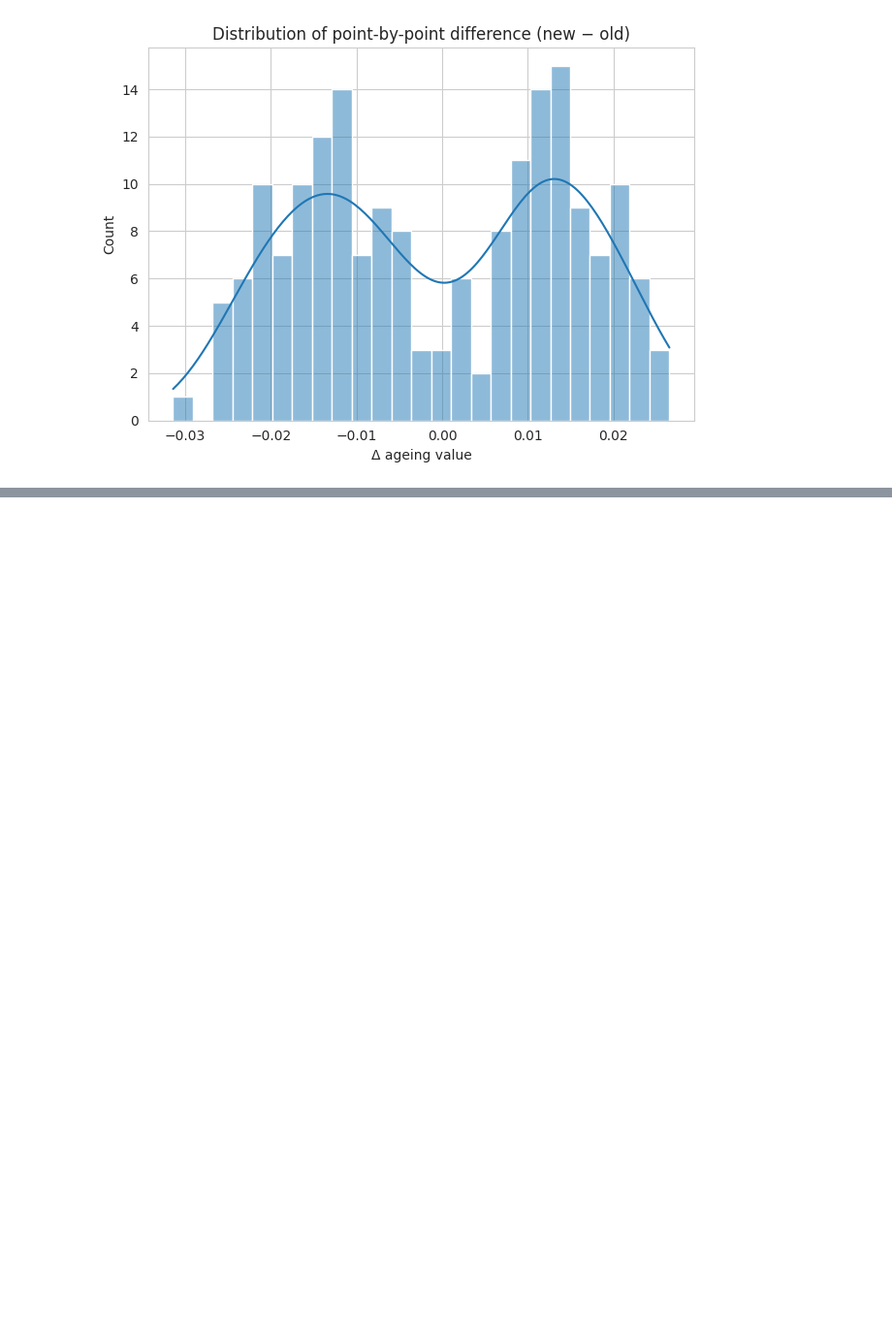
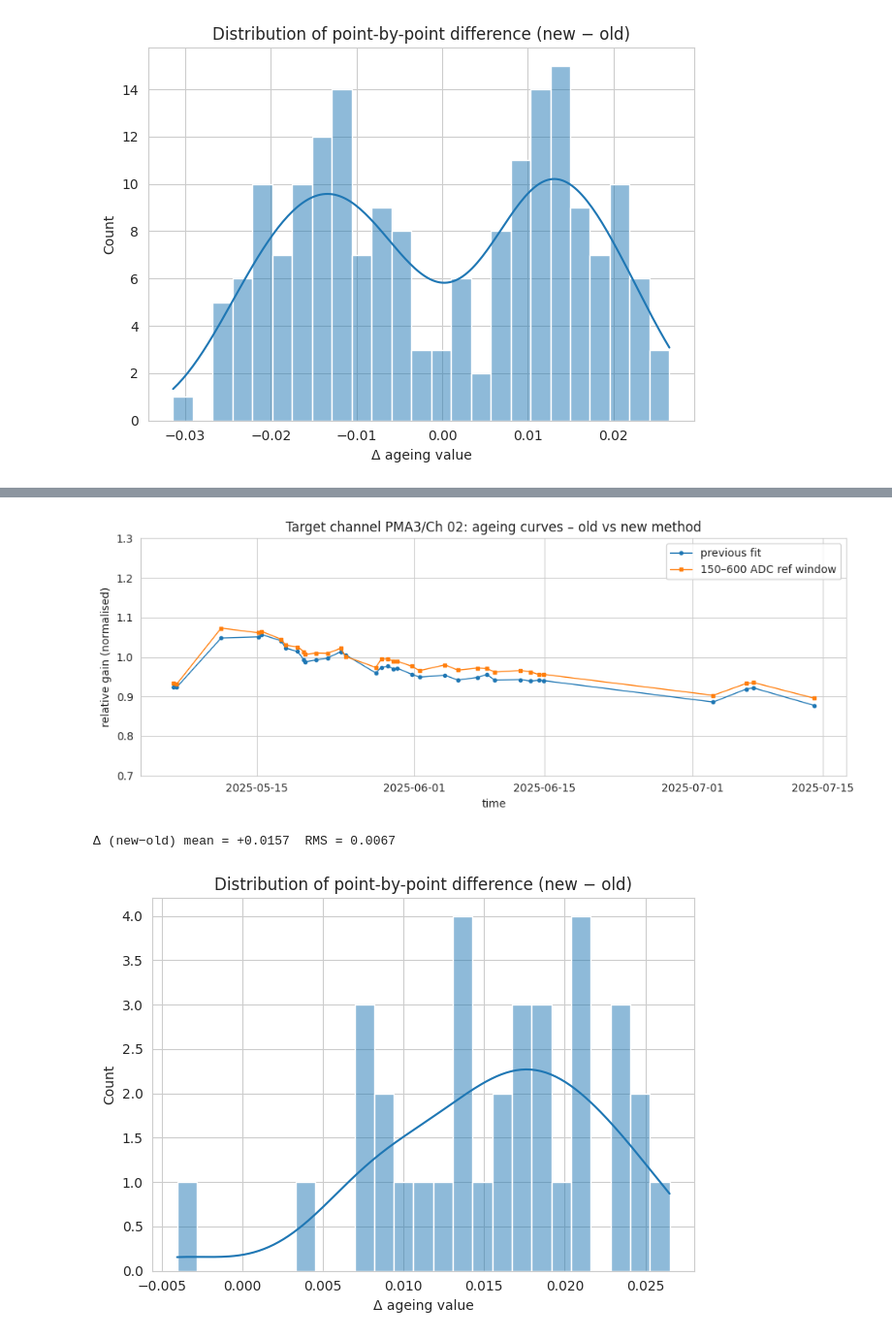
Before and after one commit to mvishiu11/LHC-aging-analysis, a Jupyter notebook: notebooks/analysis.ipynb, the cells around one changed output, grey strips where cells are left out. Shown at 97% size. Cells and saved outputs as stored; diff of their text form; code cells hidden in the pictures; blank space fills up the shorter version.

```diff
--- a/notebooks/analysis.ipynb
+++ b/notebooks/analysis.ipynb
@@ -1752,0 +1821,13 @@ plt.xlabel("Δ ageing value"); plt.tight_layout(); plt.show()
+# %%
+meta = pd.read_json("../data/laserROOT/laser_runs.json")      # run  start_ms
+meta["year"] = pd.to_datetime(meta["start_ms"], unit="ms").dt.year
+
+# 2) merge -> add a 'year' column to df
+df = df.merge(meta[["run", "year"]], how="left", on="run")
+
+# 3) subset to 2025
+df_2025 = (df[df["year"] == 2025]
+             .reset_index(drop=True))
+
+print(f"kept {len(df_2025)} / {len(df)} rows that are from 2025")
+display(df_2025.head())
@@ -1752,0 +1842,27 @@ plt.xlabel("Δ ageing value"); plt.tight_layout(); plt.show()
+# %%
+df_2025 = df_2025.dropna()
+# %%
+import matplotlib.pyplot as plt, seaborn as sns
+sns.set_style("whitegrid")
+
+plt.figure(figsize=(10,4))
+plt.plot(df_2025["time"], df_2025["aging_old"], "o-", lw=1, ms=3, label="previous fit")
+plt.plot(df_2025["time"], df_2025["aging_new"], "s-", lw=1, ms=3, label="150–600 ADC ref window")
+plt.xlabel("time")
+plt.ylabel("relative gain (normalised)")
+plt.title("Target channel PMA3/Ch 02: ageing curves – old vs new method")
+plt.ylim(0.7, 1.3)
+plt.legend()
+plt.tight_layout()
+plt.show()
+
+delta = df_2025["aging_new"] - df_2025["aging_old"]
+print(f"Δ (new−old) mean = {delta.mean():+.4f}  "
+      f"RMS = {delta.std():.4f}")
+sns.histplot(delta, bins=25, kde=True)
+plt.title("Distribution of point-by-point difference (new − old)")
+plt.xlabel("Δ ageing value"); plt.tight_layout(); plt.show()
+# %% [output]
+[figure, added]
+Δ (new−old) mean = +0.0157  RMS = 0.0067
+[figure, added]
```
Also changed, not shown: parts of 22 cells of this notebook.
